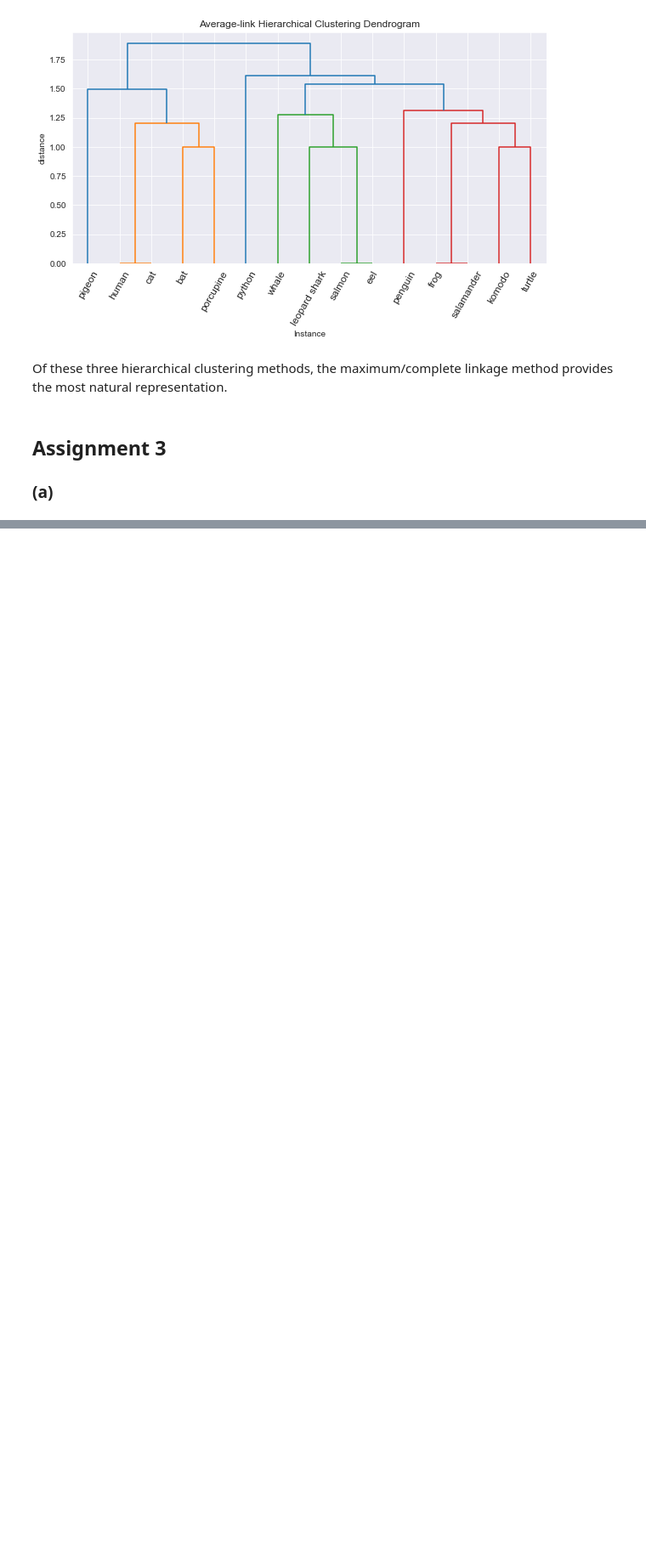
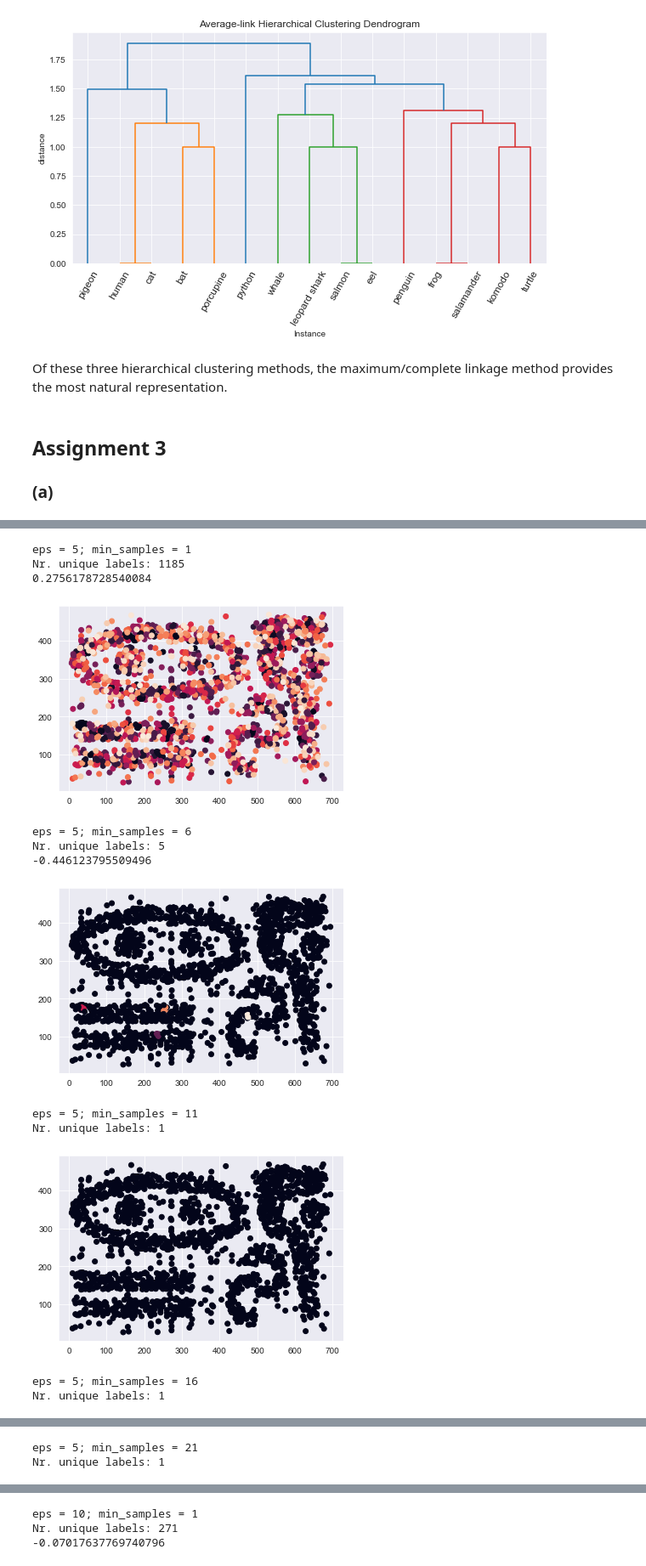
Before and after one commit to SimonJasansky/data_mining, a Jupyter notebook: a4/assingment_4.ipynb, the cells around one changed output, grey strips where cells are left out. Shown at 85% size. Saved outputs shown, nothing was run; the diff lists cells and outputs as text; code cells hidden in the pictures; blank space fills up the shorter version.

```diff
--- a/a4/assingment_4.ipynb
+++ b/a4/assingment_4.ipynb
@@ -503,0 +477,28 @@ plt.scatter(cham["x"], cham["y"])
+# %%
+leps = range(5, 25, 5)
+lmin_samples = range(1, 22, 5)
+for eps in leps:
+    for min_samples in lmin_samples:
+        print("eps = " + str(eps) + "; min_samples = " + str(min_samples))
+        dbscan = DBSCAN(eps=eps, min_samples=min_samples).fit(cham)
+        labels = dbscan.labels_
+        plt.scatter(cham["x"], cham["y"], c=labels)
+        print("Nr. unique labels: " + str(len(np.unique(labels))))
+        if (len(np.unique(labels)) > 1):
+            sil_score = silhouette_score(cham, labels)
+            print(sil_score)
+        plt.show()
+# %% [output]
+eps = 5; min_samples = 1
+Nr. unique labels: 1185
+0.2756178728540084
+[figure, added]
+eps = 5; min_samples = 6
+Nr. unique labels: 5
+-0.446123795509496
+[figure, added]
+eps = 5; min_samples = 11
+Nr. unique labels: 1
+[figure, added]
+eps = 5; min_samples = 16
+Nr. unique labels: 1
@@ -503,0 +506,2 @@ plt.scatter(cham["x"], cham["y"])
+eps = 5; min_samples = 21
+Nr. unique labels: 1
@@ -503,0 +509,3 @@ plt.scatter(cham["x"], cham["y"])
+eps = 10; min_samples = 1
+Nr. unique labels: 271
+-0.07017637769740796
```
Also changed, not shown: parts of 18 cells of this notebook.
